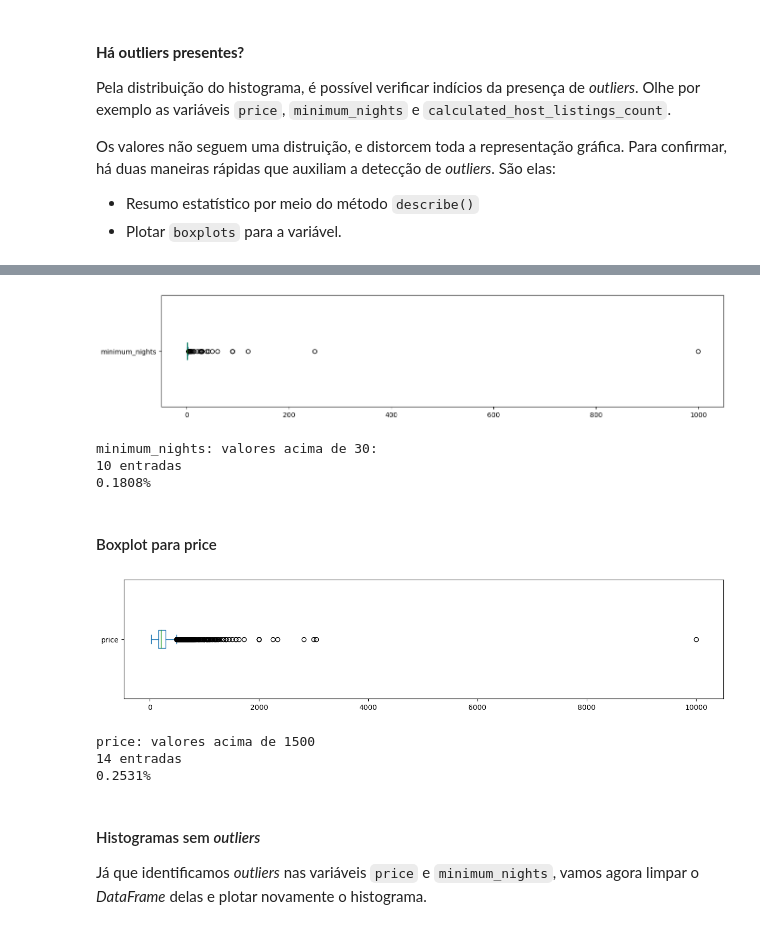
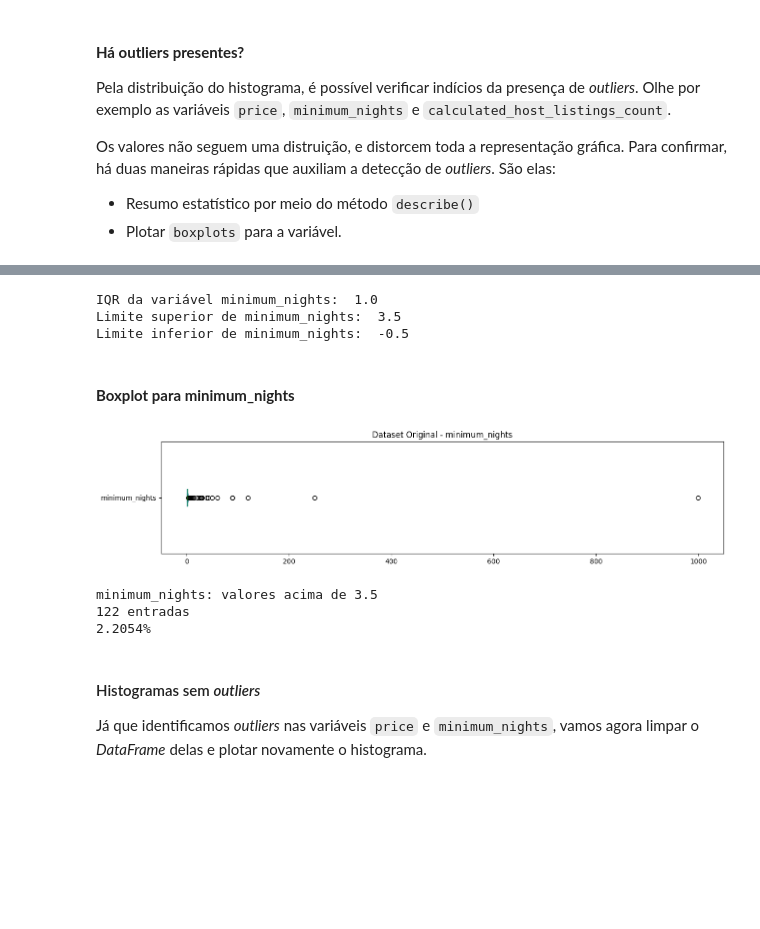
Before and after one commit to Thaizalu/Data_Science, a Jupyter notebook: [Tasmânia]_Analisando_os_Dados_do_Airbnb.ipynb, the cells around one changed output, grey strips where cells are left out. Saved outputs shown, nothing was run; the diff lists cells and outputs as text; code cells hidden in the pictures; blank space fills up the shorter version.

```diff
--- a/[Tasmânia]_Analisando_os_Dados_do_Airbnb.ipynb
+++ b/[Tasmânia]_Analisando_os_Dados_do_Airbnb.ipynb
@@ -45,4 +67,4 @@ import seaborn as sns
 # %%
 # importar o arquivo listings.csv para um DataFrame
-df = pd.read_csv('https://raw.githubusercontent.com/Thaizalu/data_science/main/listings%20(1).csv')
+df = pd.read_csv('https://raw.githubusercontent.com/Thaizalu/Datasets/main/airbnb_tasmania.csv')
 # %% [markdown]
@@ -152,3 +180,6 @@ dtype: float64
+# %%
+# excluindo colunas com dados faltantes
+df.drop(columns=['neighbourhood_group'], inplace=True)
 # %% [markdown]
 #### **Eliminando os valores nulos da coluna `price`**
 
@@ -210,35 +286,38 @@ Olhando o resumo estatístico acima, podemos confirmar algumas hipóteses como:
+# %%
+# identificando os outliers para a variável minimum_nights
+q1_minimum_nights = df.minimum_nights.quantile(.25)
+q3_minimum_nights = df.minimum_nights.quantile(.75)
+IQR_minimum_nights = q3_minimum_nights - q1_minimum_nights
+print('IQR da variável minimum_nights: ', IQR_minimum_nights)
+
+# definindo os limites
+sup_minimum_nights = q3_minimum_nights + 1.5 * IQR_minimum_nights
+inf_minimum_nights = q1_minimum_nights - 1.5 * IQR_minimum_nights
+
+print('Limite superior de minimum_nights: ', sup_minimum_nights)
+print('Limite inferior de minimum_nights: ', inf_minimum_nights)
+# %% [output]
+IQR da variável minimum_nights:  1.0
+Limite superior de minimum_nights:  3.5
+Limite inferior de minimum_nights:  -0.5
+# %% [markdown]
+#### **Boxplot para minimum_nights**
 # %%
 # minimum_nights
-df.minimum_nights.plot(kind='box', vert=False, figsize=(15, 3))
+fig, ax = plt.subplots(figsize=(15,3))
+df.minimum_nights.plot(kind='box', vert=False);
+ax.set_title('Dataset Original - minimum_nights')
 plt.show()
 
-# ver quantidade de valores acima de 30 dias para minimum_nights
-print("minimum_nights: valores acima de 30:")
-print("{} entradas".format(len(df[df.minimum_nights > 30])))
-print("{:.4f}%".format((len(df[df.minimum_nights > 30]) / df.shape[0])*100))
+# ver quantidade de valores acima de 3.5 dias para minimum_nights
+print("minimum_nights: valores acima de 3.5")
+print("{} entradas".format(len(df[df.minimum_nights > 3.5])))
+print("{:.4f}%".format((len(df[df.minimum_nights > 3.5]) / df.shape[0])*100))
 # %% [output]
-[figure, old version]
+[figure, new version]
-minimum_nights: valores acima de 30:
-10 entradas
-0.1808%
+minimum_nights: valores acima de 3.5
+122 entradas
+2.2054%
-# %% [markdown]
-#### Boxplot para price
-# %%
-# price
-df.price.plot(kind='box', vert=False, figsize=(15, 3),)
-plt.show()
-
-# ver quantidade de valores acima de 1500 para price
-print("\nprice: valores acima de 1500")
-print("{} entradas".format(len(df[df.price > 1500])))
-print("{:.4f}%".format((len(df[df.price > 1500]) / df.shape[0])*100))
-
-# df.price.plot(kind='box', vert=False, xlim=(0,1300), figsize=(15,3));
-# %% [output]
-[figure, removed]
-price: valores acima de 1500
-14 entradas
-0.2531%
 # %% [markdown]
 #### Histogramas sem *outliers*
 
```
Also changed, not shown: parts of 34 cells of this notebook.
